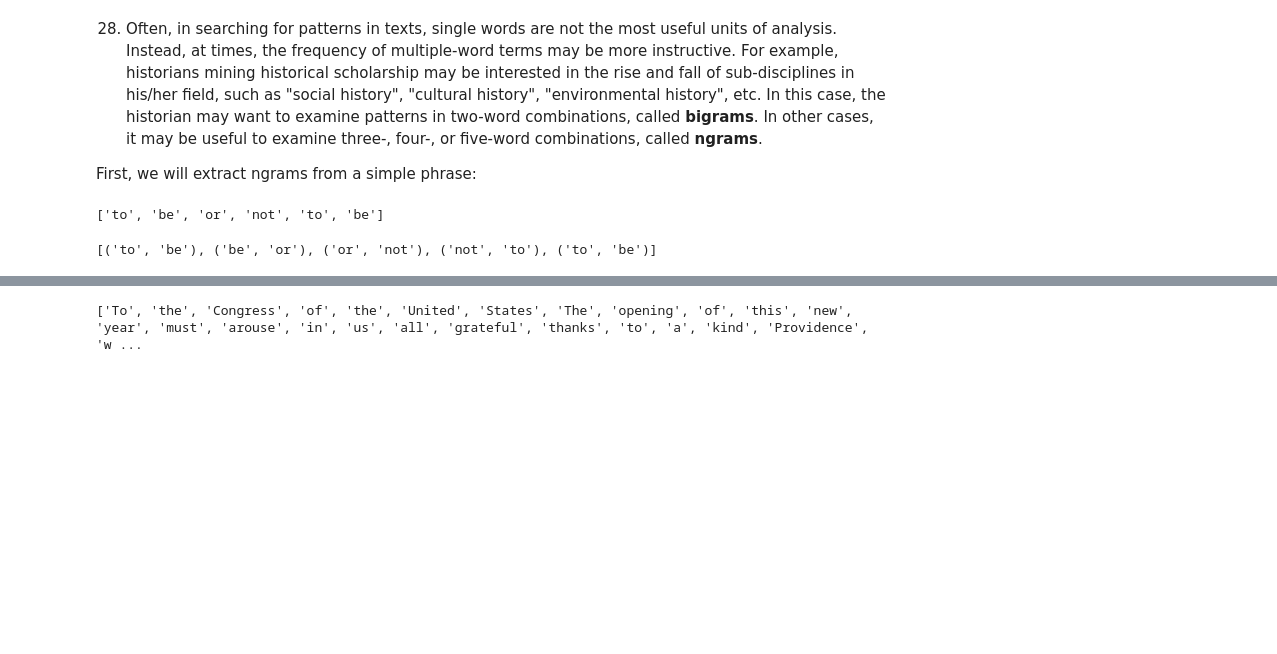
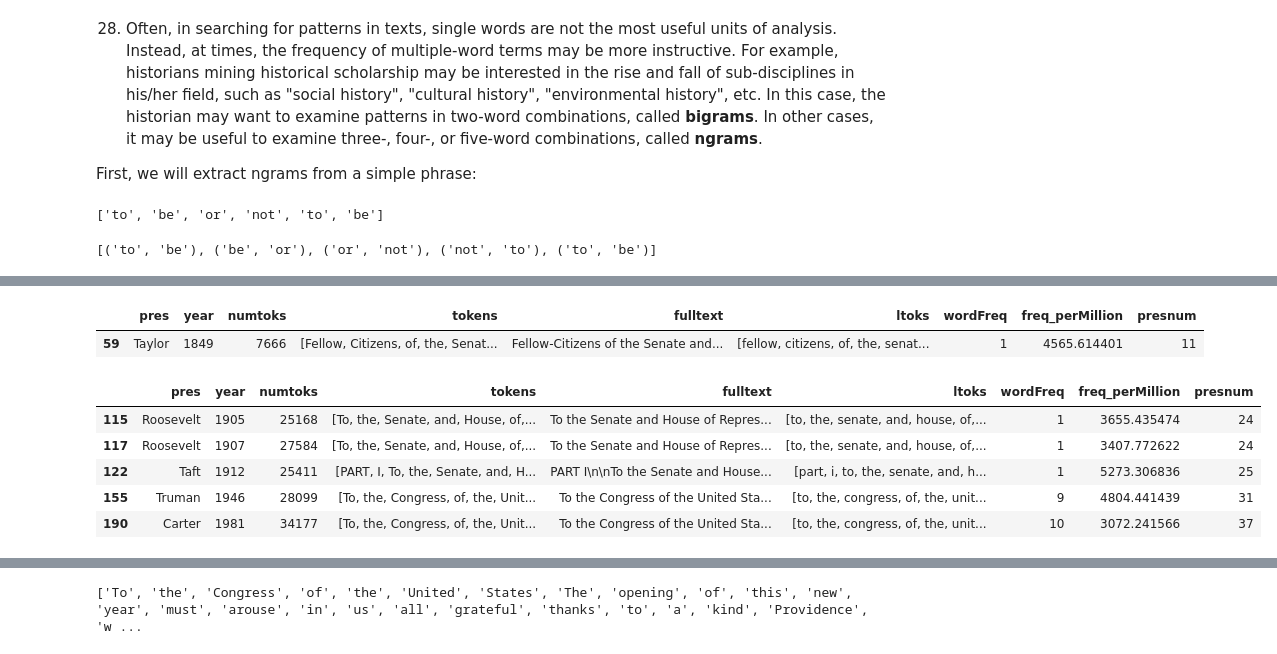
Before and after one commit to Dartmouth-Libraries/Word-Counts, a Jupyter notebook: completed_W23e_PythonTA2_CountingWords.ipynb, the cells around one changed output, grey strips where cells are left out. Drawn from its saved outputs; the diff is of its cells as text; code cells hidden in the pictures; blank space fills up the shorter version.

```diff
--- a/completed_W23e_PythonTA2_CountingWords.ipynb
+++ b/completed_W23e_PythonTA2_CountingWords.ipynb
@@ -642,0 +720,14 @@ print(n_grams)
+# %%
+sotudf.loc[sotudf['year'] == "1849"]
+# %% [output]
+|  | pres | year | numtoks | tokens | fulltext | ltoks | wordFreq | freq_perMillion | presnum |
+| 59 | Taylor | 1849 | 7666 | [Fellow, Citizens, of, the, Senat... | Fellow-Citizens of the Senate and... | [fellow, citizens, of, the, senat... | 1 | 4565.614401 | 11 |
+# %%
+sotudf.loc[(sotudf['numtoks'] > 25000)]
+# %% [output]
+|  | pres | year | numtoks | tokens | fulltext | ltoks | wordFreq | freq_perMillion | presnum |
+| 115 | Roosevelt | 1905 | 25168 | [To, the, Senate, and, House, of,... | To the Senate and House of Repres... | [to, the, senate, and, house, of,... | 1 | 3655.435474 | 24 |
+| 117 | Roosevelt | 1907 | 27584 | [To, the, Senate, and, House, of,... | To the Senate and House of Repres... | [to, the, senate, and, house, of,... | 1 | 3407.772622 | 24 |
+| 122 | Taft | 1912 | 25411 | [PART, I, To, the, Senate, and, H... | PART I\n\nTo the Senate and House... | [part, i, to, the, senate, and, h... | 1 | 5273.306836 | 25 |
+| 155 | Truman | 1946 | 28099 | [To, the, Congress, of, the, Unit... | To the Congress of the United Sta... | [to, the, congress, of, the, unit... | 9 | 4804.441439 | 31 |
+| 190 | Carter | 1981 | 34177 | [To, the, Congress, of, the, Unit... | To the Congress of the United Sta... | [to, the, congress, of, the, unit... | 10 | 3072.241566 | 37 |
```
Also changed, not shown: parts of 44 cells of this notebook, 1 other file.
